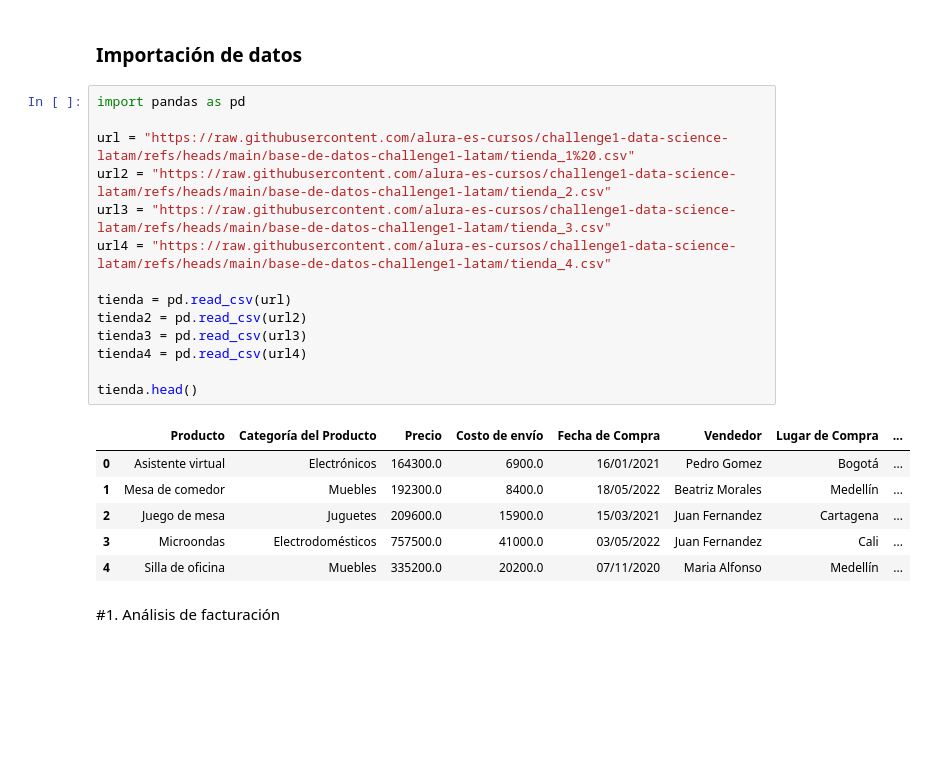
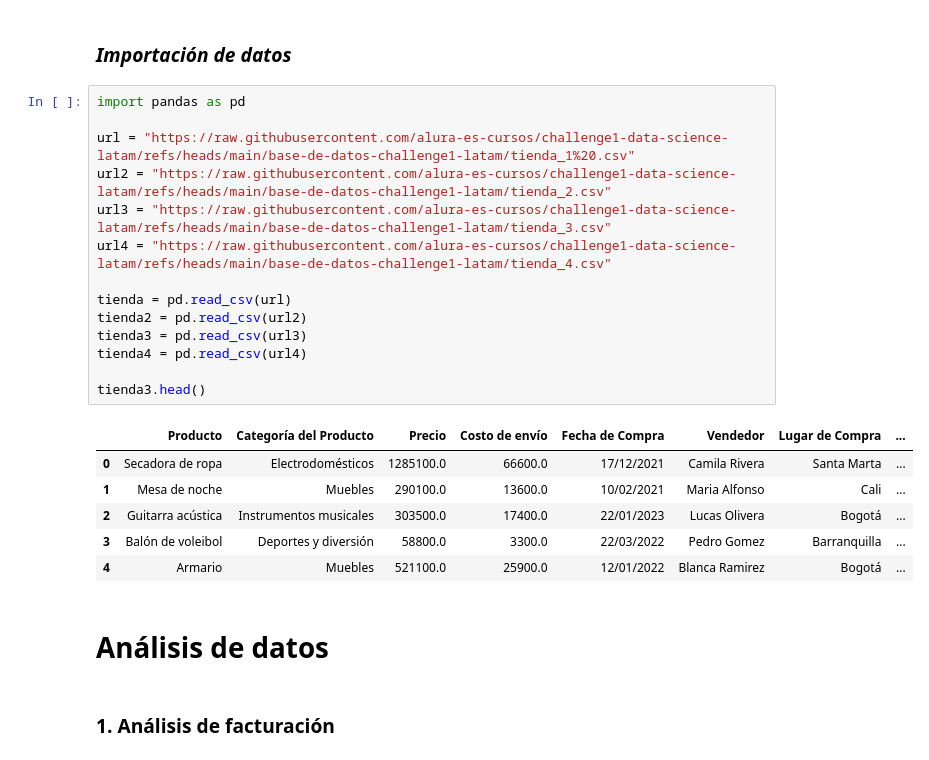
Before and after one commit to tlaxcalajuan/alura-store-challenge-jcts, a Jupyter notebook: AluraStoreLatam.ipynb, the cells around one changed output. Saved outputs shown, nothing was run; the diff lists cells and outputs as text; blank space fills up the shorter version.

Commit message:
feat: add data analysis section

```diff
--- a/AluraStoreLatam.ipynb
+++ b/AluraStoreLatam.ipynb
@@ -3,25 +1,27 @@
+# %% [markdown]
+### _Importación de datos_
+# %%
+import pandas as pd
+
+url = "https://raw.githubusercontent.com/alura-es-cursos/challenge1-data-science-latam/refs/heads/main/base-de-datos-challenge1-latam/tienda_1%20.csv"
+url2 = "https://raw.githubusercontent.com/alura-es-cursos/challenge1-data-science-latam/refs/heads/main/base-de-datos-challenge1-latam/tienda_2.csv"
+url3 = "https://raw.githubusercontent.com/alura-es-cursos/challenge1-data-science-latam/refs/heads/main/base-de-datos-challenge1-latam/tienda_3.csv"
+url4 = "https://raw.githubusercontent.com/alura-es-cursos/challenge1-data-science-latam/refs/heads/main/base-de-datos-challenge1-latam/tienda_4.csv"
+
+tienda = pd.read_csv(url)
+tienda2 = pd.read_csv(url2)
+tienda3 = pd.read_csv(url3)
+tienda4 = pd.read_csv(url4)
+
+tienda3.head()
+# %% [output]
+|  | Producto | Categoría del Producto | Precio | Costo de envío | Fecha de Compra | Vendedor | Lugar de Compra | ... |
+| 0 | Secadora de ropa | Electrodomésticos | 1285100.0 | 66600.0 | 17/12/2021 | Camila Rivera | Santa Marta | ... |
+| 1 | Mesa de noche | Muebles | 290100.0 | 13600.0 | 10/02/2021 | Maria Alfonso | Cali | ... |
+| 2 | Guitarra acústica | Instrumentos musicales | 303500.0 | 17400.0 | 22/01/2023 | Lucas Olivera | Bogotá | ... |
+| 3 | Balón de voleibol | Deportes y diversión | 58800.0 | 3300.0 | 22/03/2022 | Pedro Gomez | Barranquilla | ... |
+| 4 | Armario | Muebles | 521100.0 | 25900.0 | 12/01/2022 | Blanca Ramirez | Bogotá | ... |
 # %% [markdown]
-### Importación de datos
+# **Análisis de datos**
-# %%
-import pandas as pd
-
-url = "https://raw.githubusercontent.com/alura-es-cursos/challenge1-data-science-latam/refs/heads/main/base-de-datos-challenge1-latam/tienda_1%20.csv"
-url2 = "https://raw.githubusercontent.com/alura-es-cursos/challenge1-data-science-latam/refs/heads/main/base-de-datos-challenge1-latam/tienda_2.csv"
-url3 = "https://raw.githubusercontent.com/alura-es-cursos/challenge1-data-science-latam/refs/heads/main/base-de-datos-challenge1-latam/tienda_3.csv"
-url4 = "https://raw.githubusercontent.com/alura-es-cursos/challenge1-data-science-latam/refs/heads/main/base-de-datos-challenge1-latam/tienda_4.csv"
-
-tienda = pd.read_csv(url)
-tienda2 = pd.read_csv(url2)
-tienda3 = pd.read_csv(url3)
-tienda4 = pd.read_csv(url4)
-
-tienda.head()
-# %% [output]
-|  | Producto | Categoría del Producto | Precio | Costo de envío | Fecha de Compra | Vendedor | Lugar de Compra | ... |
-| 0 | Asistente virtual | Electrónicos | 164300.0 | 6900.0 | 16/01/2021 | Pedro Gomez | Bogotá | ... |
-| 1 | Mesa de comedor | Muebles | 192300.0 | 8400.0 | 18/05/2022 | Beatriz Morales | Medellín | ... |
-| 2 | Juego de mesa | Juguetes | 209600.0 | 15900.0 | 15/03/2021 | Juan Fernandez | Cartagena | ... |
-| 3 | Microondas | Electrodomésticos | 757500.0 | 41000.0 | 03/05/2022 | Juan Fernandez | Cali | ... |
-| 4 | Silla de oficina | Muebles | 335200.0 | 20200.0 | 07/11/2020 | Maria Alfonso | Medellín | ... |
 # %% [markdown]
-#1. Análisis de facturación
+### 1. Análisis de facturación
```
Also changed, not shown: parts of 22 cells of this notebook.
